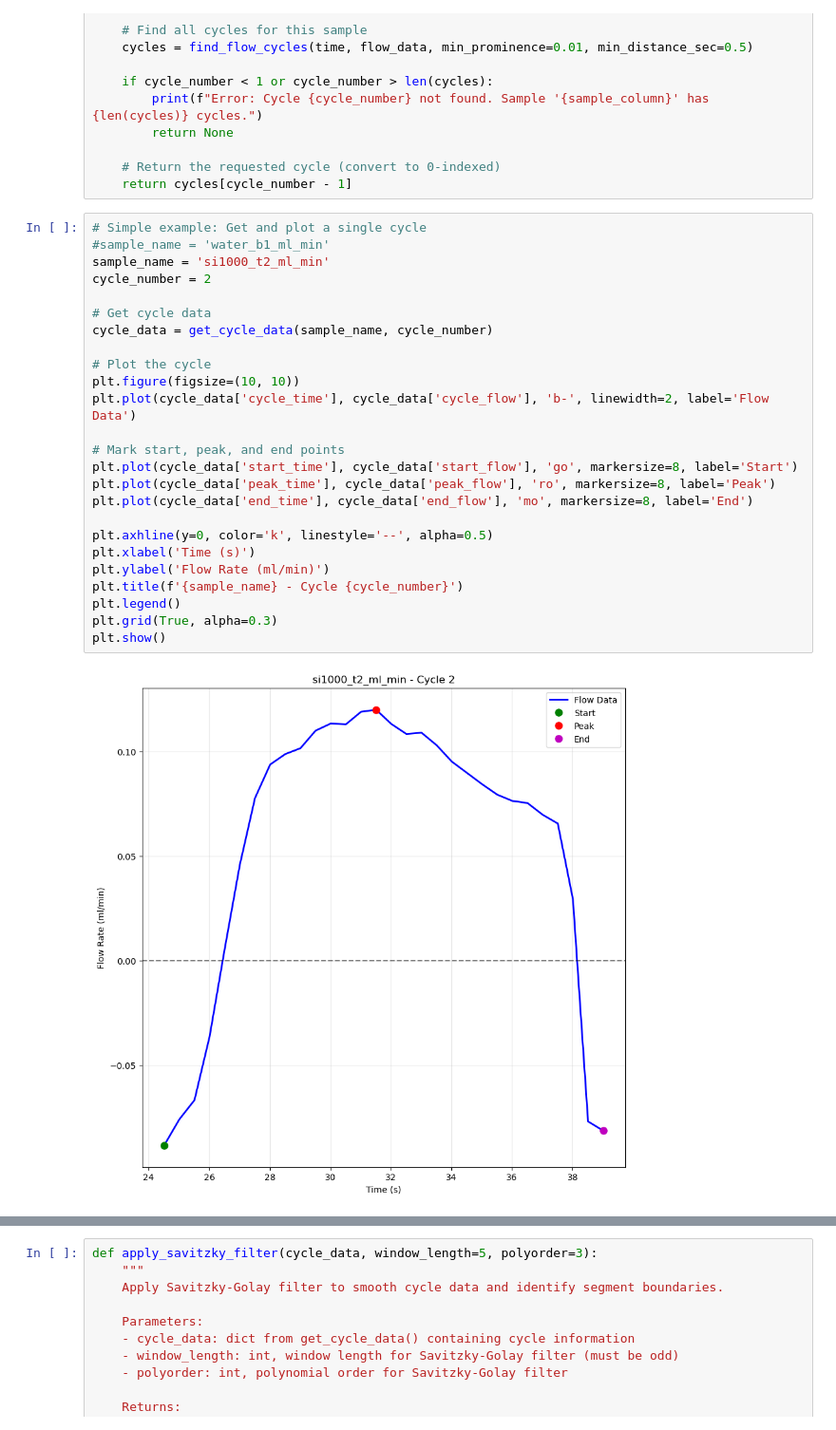
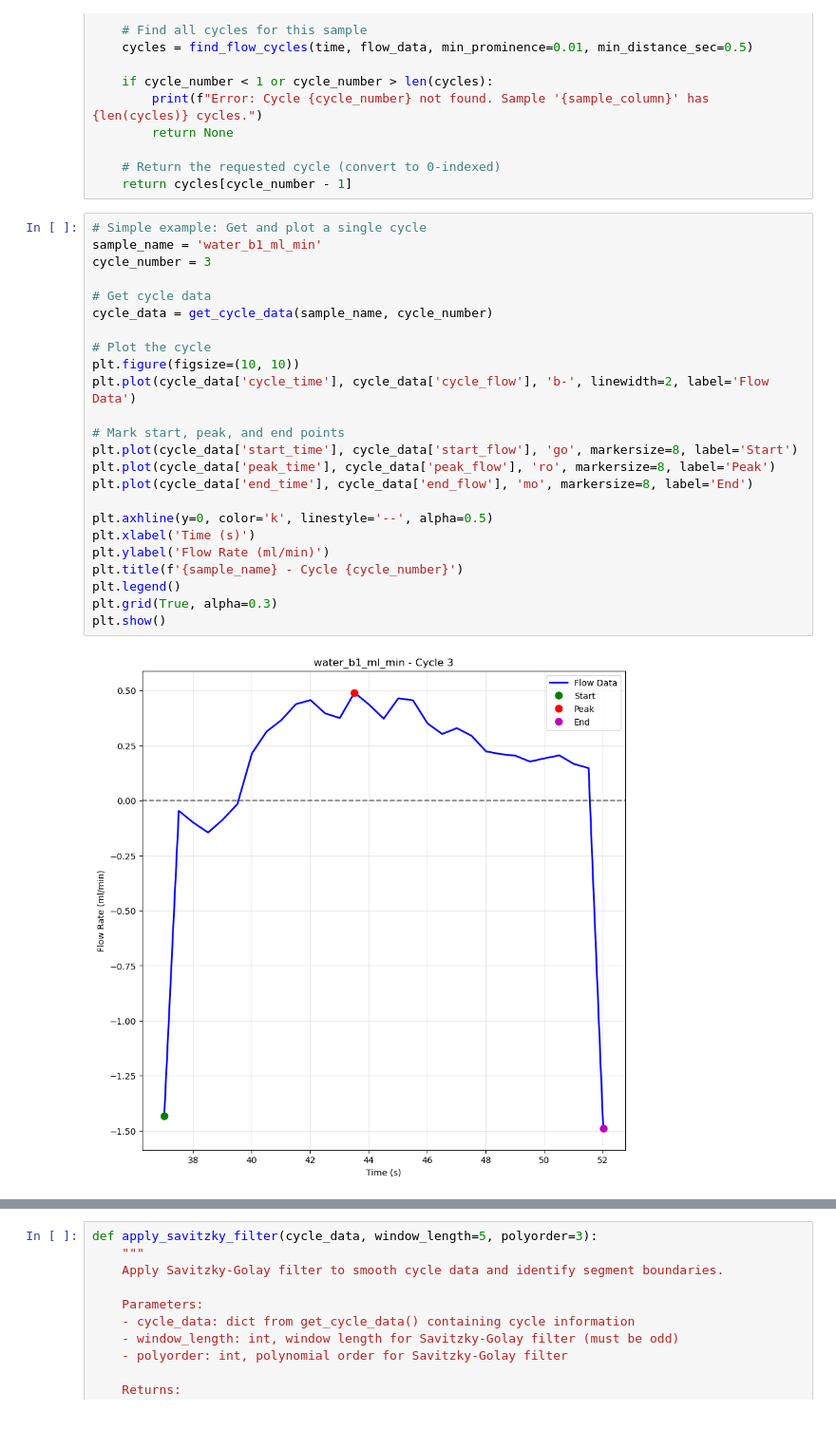
Before and after one commit to mahdi-rstgr/Micro_Liquid_Handling, a Jupyter notebook: Applications/Viscosity_estimation/flow_curve_analysis.ipynb, the cells around one changed output, grey strips where cells are left out. Shown at 95% size. Cells and saved outputs as stored; diff of their text form.

```diff
--- a/Applications/Viscosity_estimation/flow_curve_analysis.ipynb
+++ b/Applications/Viscosity_estimation/flow_curve_analysis.ipynb
@@ -254,28 +300,27 @@ def get_cycle_data(sample_column, cycle_number, df=df, time=None):
     return cycles[cycle_number - 1]
 # %%
 # Simple example: Get and plot a single cycle
-#sample_name = 'water_b1_ml_min'
-sample_name = 'si1000_t2_ml_min'
-cycle_number = 2
+sample_name = 'water_b1_ml_min'
+cycle_number = 3
 
 # Get cycle data
 cycle_data = get_cycle_data(sample_name, cycle_number)
 
 # Plot the cycle
 plt.figure(figsize=(10, 10))
 plt.plot(cycle_data['cycle_time'], cycle_data['cycle_flow'], 'b-', linewidth=2, label='Flow Data')
 
 # Mark start, peak, and end points
 plt.plot(cycle_data['start_time'], cycle_data['start_flow'], 'go', markersize=8, label='Start')
 plt.plot(cycle_data['peak_time'], cycle_data['peak_flow'], 'ro', markersize=8, label='Peak')
 plt.plot(cycle_data['end_time'], cycle_data['end_flow'], 'mo', markersize=8, label='End')
 
 plt.axhline(y=0, color='k', linestyle='--', alpha=0.5)
 plt.xlabel('Time (s)')
 plt.ylabel('Flow Rate (ml/min)')
 plt.title(f'{sample_name} - Cycle {cycle_number}')
 plt.legend()
 plt.grid(True, alpha=0.3)
 plt.show()
 # %% [output]
-[figure, old version]
+[figure, new version]
```
Also changed, not shown: parts of 23 cells of this notebook, 7 other files.
